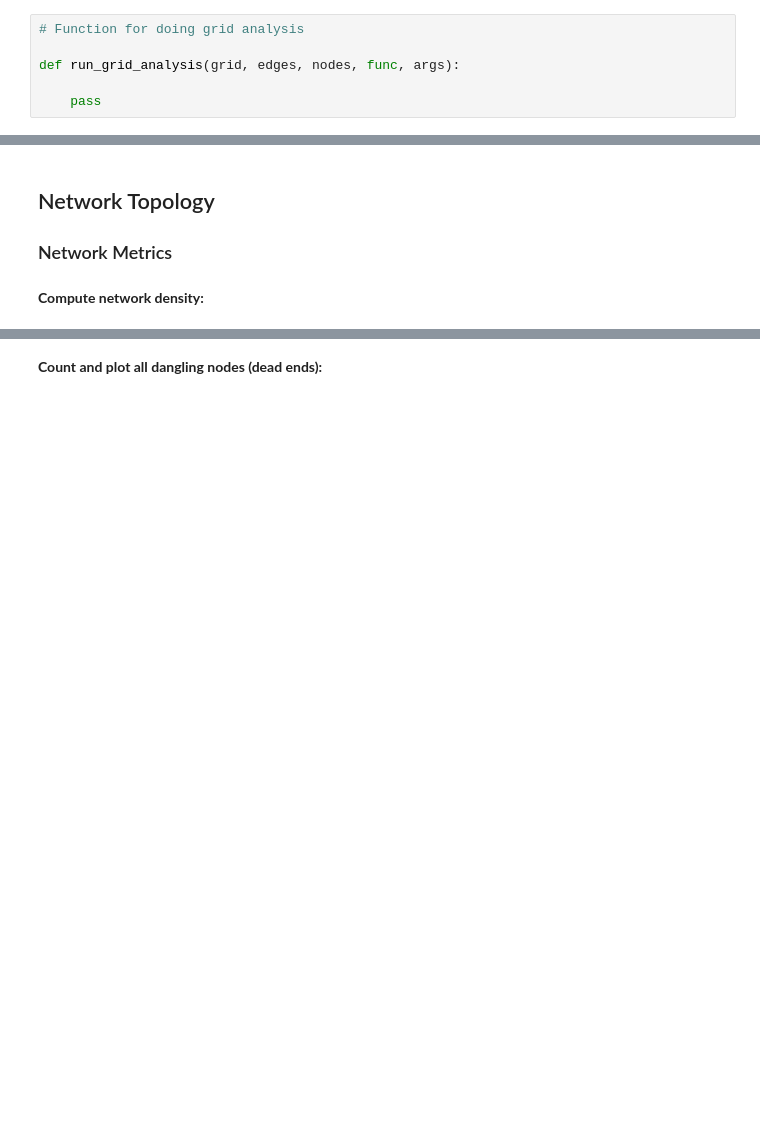
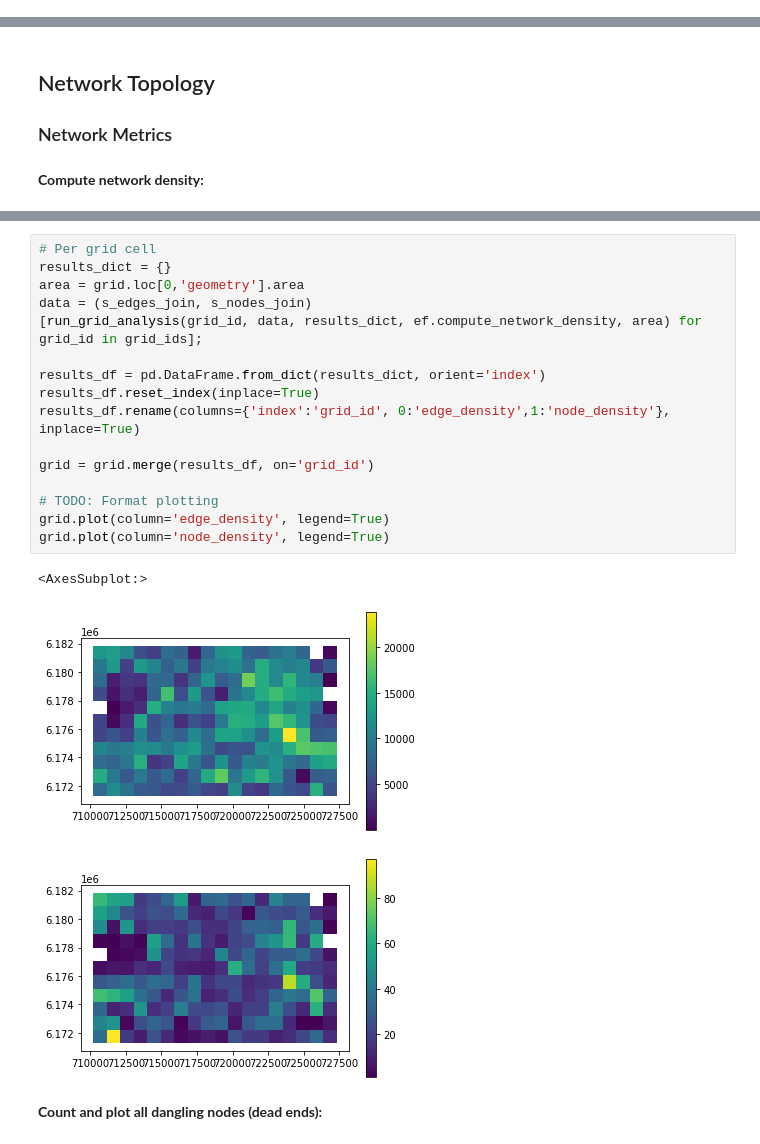
Before and after one commit to anerv/cycling_data_quality, a Jupyter notebook: scripts/intrinsic_analysis.ipynb, the cells around one changed output, grey strips where cells are left out. Drawn from its saved outputs; the diff is of its cells as text; blank space fills up the shorter version.

```diff
--- a/scripts/intrinsic_analysis.ipynb
+++ b/scripts/intrinsic_analysis.ipynb
@@ -60,6 +63,0 @@ nodes_join = gpd.overlay(simplified_nodes, grid, how='intersection')
-# %%
-# Function for doing grid analysis
-
-def run_grid_analysis(grid, edges, nodes, func, args):
-
-    pass
@@ -112,3 +225,23 @@ def compute_gridded_network_density(edges, nodes, area):
+# %%
+# Per grid cell
+results_dict = {}
+area = grid.loc[0,'geometry'].area
+data = (s_edges_join, s_nodes_join)
+[run_grid_analysis(grid_id, data, results_dict, ef.compute_network_density, area) for grid_id in grid_ids];
+
+results_df = pd.DataFrame.from_dict(results_dict, orient='index')
+results_df.reset_index(inplace=True)
+results_df.rename(columns={'index':'grid_id', 0:'edge_density',1:'node_density'}, inplace=True)
+
+grid = grid.merge(results_df, on='grid_id')
+
+# TODO: Format plotting
+grid.plot(column='edge_density', legend=True)
+grid.plot(column='node_density', legend=True)
+# %% [output]
+<AxesSubplot:>
+[figure, added]
+[figure, added]
 # %% [markdown]
 **Count and plot all dangling nodes (dead ends):**
 # %%
```
Also changed, not shown: parts of 29 cells of this notebook, 3 other files.
